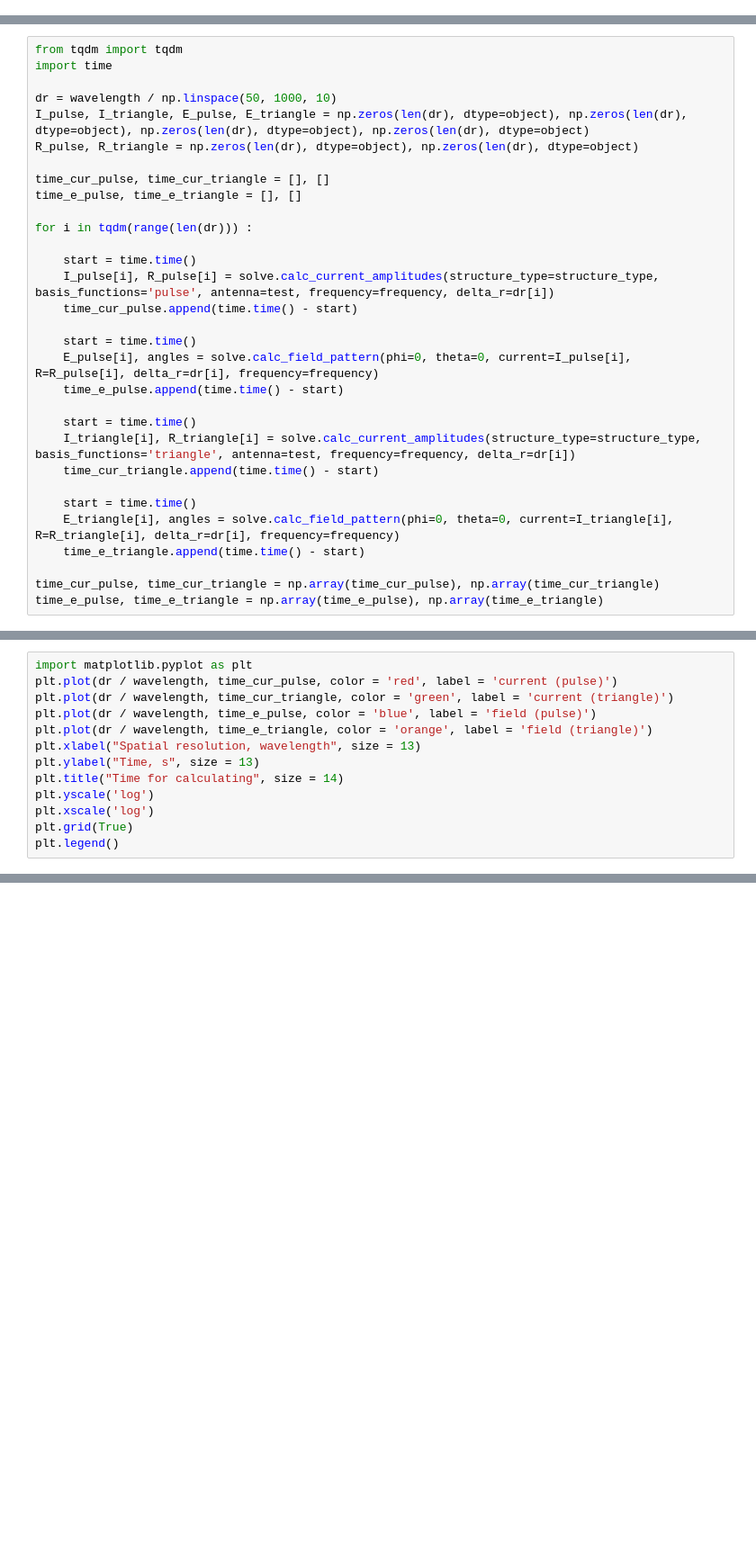
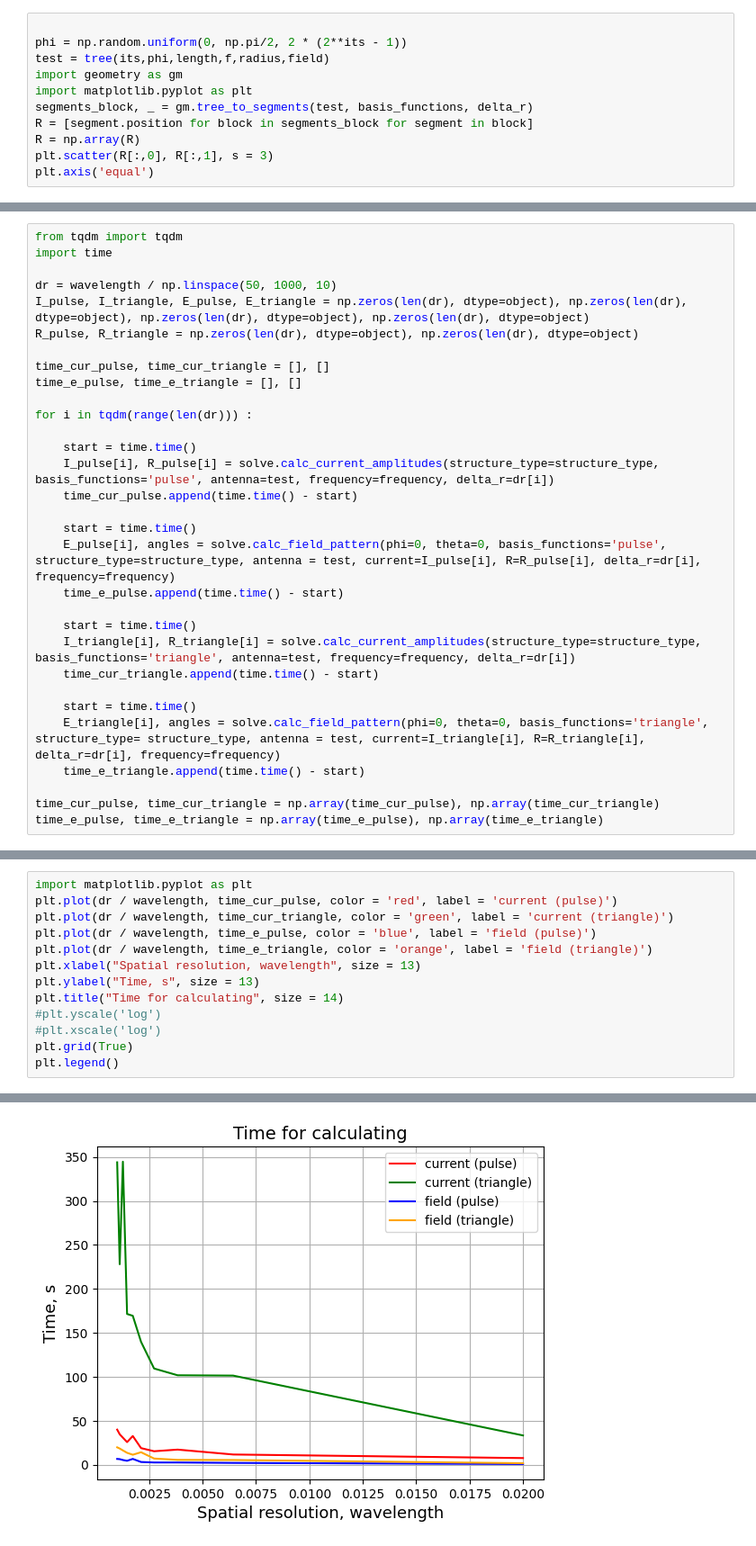
Before and after one commit to Sh4DowBurn/Method-of-Moments-for-antennas, a Jupyter notebook: TEST.ipynb, the cells around one changed output, grey strips where cells are left out. Shown at 90% size. Drawn from its saved outputs; the diff is of its cells as text; blank space fills up the shorter version.

```diff
--- a/TEST.ipynb
+++ b/TEST.ipynb
@@ -25,0 +62,11 @@ test = yagi(pos, angle, lengths, source_position, radii)
+# %%
+
+phi = np.random.uniform(0, np.pi/2, 2 * (2**its - 1))
+test = tree(its,phi,length,f,radius,field)
+import geometry as gm
+import matplotlib.pyplot as plt
+segments_block, _ = gm.tree_to_segments(test, basis_functions, delta_r)
+R = [segment.position for block in segments_block for segment in block]
+R = np.array(R)
+plt.scatter(R[:,0], R[:,1], s = 3)
+plt.axis('equal')
@@ -41,7 +119,7 @@ for i in tqdm(range(len(dr))) :
     time_cur_pulse.append(time.time() - start)
 
     start = time.time()
-    E_pulse[i], angles = solve.calc_field_pattern(phi=0, theta=0, current=I_pulse[i], R=R_pulse[i], delta_r=dr[i], frequency=frequency)
+    E_pulse[i], angles = solve.calc_field_pattern(phi=0, theta=0, basis_functions='pulse', structure_type=structure_type, antenna = test, current=I_pulse[i], R=R_pulse[i], delta_r=dr[i], frequency=frequency)
     time_e_pulse.append(time.time() - start)
 
     start = time.time()
@@ -49,7 +127,7 @@ for i in tqdm(range(len(dr))) :
     time_cur_triangle.append(time.time() - start)
 
     start = time.time()
-    E_triangle[i], angles = solve.calc_field_pattern(phi=0, theta=0, current=I_triangle[i], R=R_triangle[i], delta_r=dr[i], frequency=frequency)
+    E_triangle[i], angles = solve.calc_field_pattern(phi=0, theta=0, basis_functions='triangle', structure_type= structure_type, antenna = test, current=I_triangle[i], R=R_triangle[i], delta_r=dr[i], frequency=frequency)
     time_e_triangle.append(time.time() - start)
 
 time_cur_pulse, time_cur_triangle = np.array(time_cur_pulse), np.array(time_cur_triangle)
@@ -77,7 +162,8 @@ plt.plot(dr / wavelength, time_e_triangle, color = 'orange', label = 'field (tri
 plt.xlabel("Spatial resolution, wavelength", size = 13)
 plt.ylabel("Time, s", size = 13)
 plt.title("Time for calculating", size = 14)
-plt.yscale('log')
-plt.xscale('log')
+#plt.yscale('log')
+#plt.xscale('log')
 plt.grid(True)
 plt.legend()
+# %% [output]
@@ -83,0 +171 @@ plt.legend()
+[figure, added]
```
Also changed, not shown: parts of 16 cells of this notebook, 3 other files.
